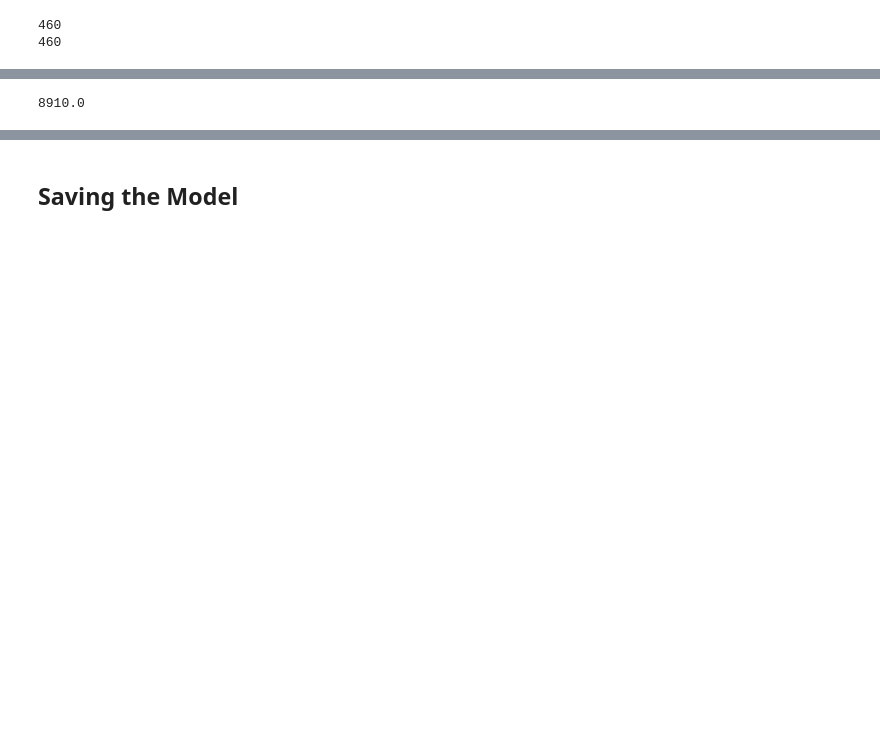
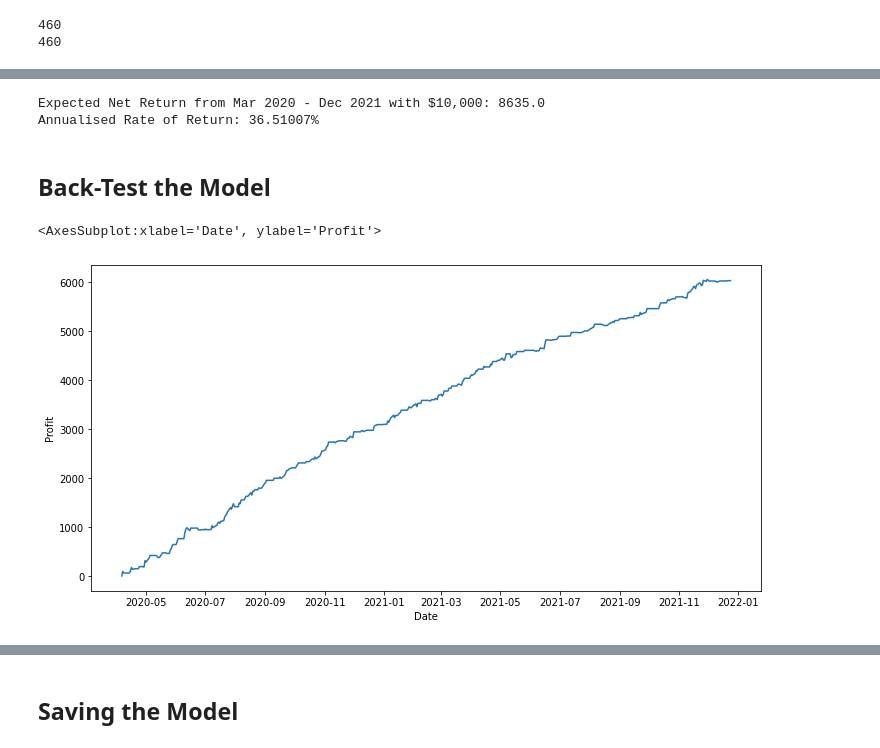
Before and after one commit to danieltwh/Open-Banking-ML, a Jupyter notebook: notebooks/signal/Baseline_LSTM_v2.ipynb, the cells around one changed output, grey strips where cells are left out. Drawn from its saved outputs; the diff is of its cells as text; code cells hidden in the pictures; blank space fills up the shorter version.

```diff
--- a/notebooks/signal/Baseline_LSTM_v2.ipynb
+++ b/notebooks/signal/Baseline_LSTM_v2.ipynb
@@ -638,9 +639,17 @@ expected_gain = (true_desc + true_incr) / total * THRESHOLD
 expected_nochange = (false_desc_noact + false_incr_noact) / total * 0
 expected_loss = (false_desc_incr + false_incr_desc) / total * (-THRESHOLD)
 
-expected_roi = expected_gain + expected_nochange + expected_loss
-expected_return = MONEY * expected_roi * total
+expected_net_return_per_trade = expected_gain + expected_nochange + expected_loss
+# expected_net_return = (MONEY / df['Price'].median()) * expected_net_return_per_trade * total
+expected_net_return = (MONEY ) * expected_net_return_per_trade * total
 
-expected_return
+# Test dataset consist of dates mid March 2020 - end Dec 2021
+annualised_roi = (expected_net_return / MONEY + 1) ** (1/2) - 1
+
+print("Expected Net Return from Mar 2020 - Dec 2021 with $10,000:", expected_net_return)
+print(f"Annualised Rate of Return: {annualised_roi * 100:.5f}%")
 # %% [output]
-8910.0
+Expected Net Return from Mar 2020 - Dec 2021 with $10,000: 8635.0
+Annualised Rate of Return: 36.51007%
+# %% [markdown]
+## Back-Test the Model
@@ -646,0 +774,8 @@ expected_return
+# %%
+result_df = pd.DataFrame({"Date": dates, "Profit": curr_profit})
+# %%
+figure = plt.figure(figsize=(12,6))
+sns.lineplot(x="Date", y="Profit", data=result_df)
+# %% [output]
+<AxesSubplot:xlabel='Date', ylabel='Profit'>
+[figure, added]
```
Also changed, not shown: parts of 30 cells of this notebook, 9 other files.
